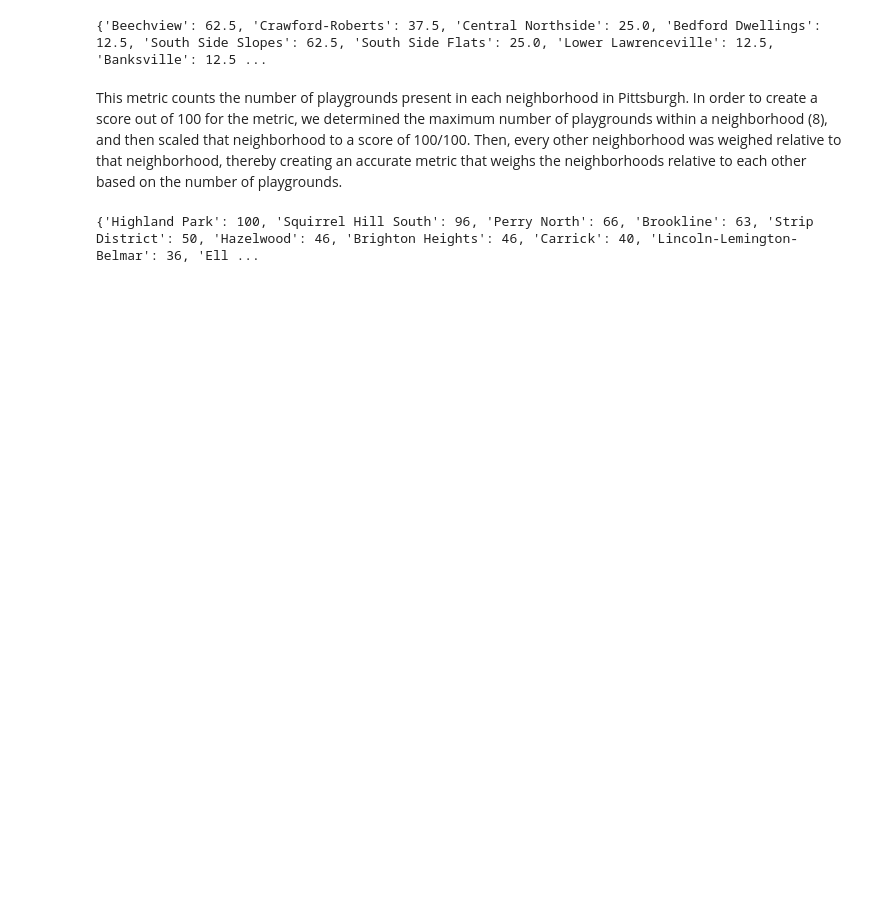
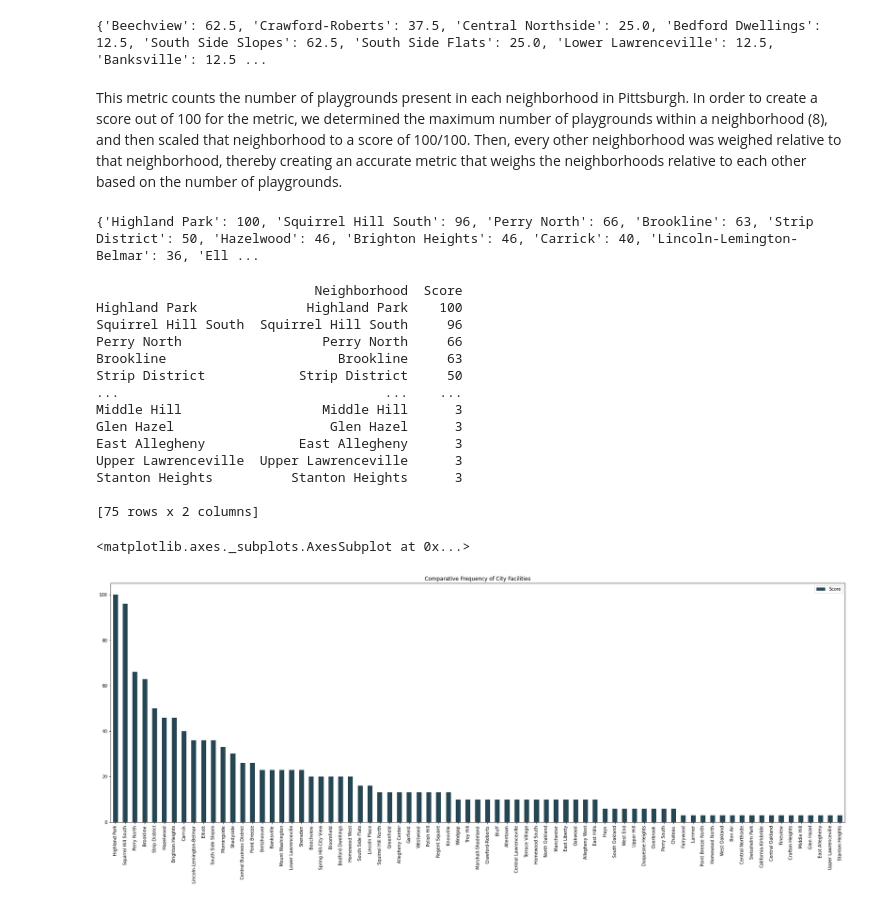
Before and after one commit to Kabi22/Big-Ideas-Final-Project, a Jupyter notebook: Results_Combined.ipynb, the cells around one changed output. Drawn from its saved outputs; the diff is of its cells as text; code cells hidden in the pictures; blank space fills up the shorter version.

```diff
--- a/Results_Combined.ipynb
+++ b/Results_Combined.ipynb
@@ -11,3 +16,24 @@ city_facilities_dict = pickle.load(open("city_facilities_results.pkl", "rb"))
 print(city_facilities_dict)
 # %% [output]
 {'Highland Park': 100, 'Squirrel Hill South': 96, 'Perry North': 66, 'Brookline': 63, 'Strip District': 50, 'Hazelwood': 46, 'Brighton Heights': 46, 'Carrick': 40, 'Lincoln-Lemington-Belmar': 36, 'Ell ...
+# %%
+df = pd.DataFrame(list(city_facilities_dict.items()), columns = ['Neighborhood', "Score"], index = city_facilities_dict.keys())
+print(df)
+df.plot.bar(figsize=(30,10), color="#264653", title="Comparative Frequency of City Facilities")
+# %% [output]
+                            Neighborhood  Score
+Highland Park              Highland Park    100
+Squirrel Hill South  Squirrel Hill South     96
+Perry North                  Perry North     66
+Brookline                      Brookline     63
+Strip District            Strip District     50
+...                                  ...    ...
+Middle Hill                  Middle Hill      3
+Glen Hazel                    Glen Hazel      3
+East Allegheny            East Allegheny      3
+Upper Lawrenceville  Upper Lawrenceville      3
+Stanton Heights          Stanton Heights      3
+
+[75 rows x 2 columns]
+<matplotlib.axes._subplots.AxesSubplot at 0x...>
+[figure, added]
```
Also changed, not shown: parts of 4 cells of this notebook.
